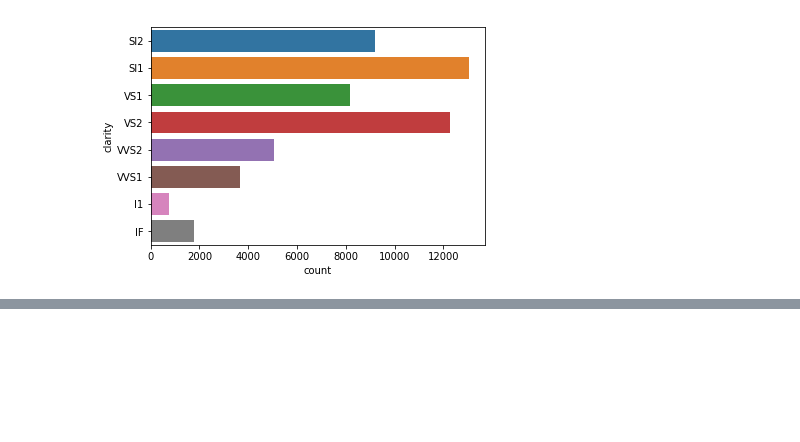
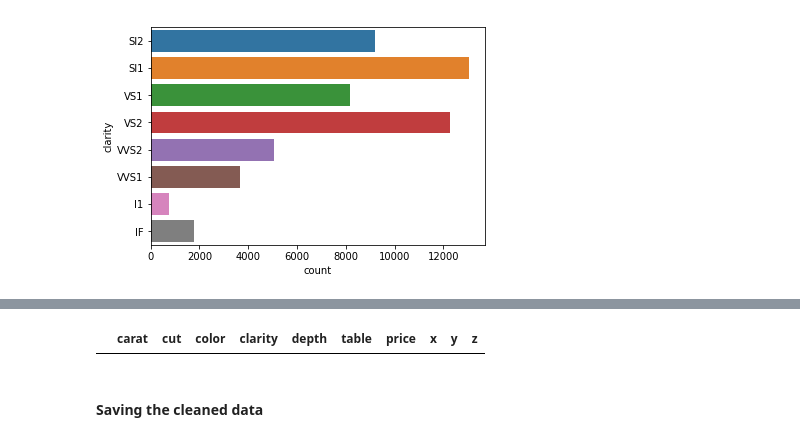
Before and after one commit to RM-RITIK/diamond_regression_problem, a Jupyter notebook: Diamonds.ipynb, the cells around one changed output, grey strips where cells are left out. Cells and saved outputs as stored; diff of their text form; code cells hidden in the pictures; blank space fills up the shorter version.

```diff
--- a/Diamonds.ipynb
+++ b/Diamonds.ipynb
@@ -80,0 +133,6 @@ for feature in df.dtypes[df.dtypes == object].index:
+# %%
+df[df['z'] == 0]
+# %% [output]
+|  | carat | cut | color | clarity | depth | table | price | x | y | z |
+# %% [markdown]
+<h4>Saving the cleaned data
```
Also changed, not shown: parts of 9 cells of this notebook, 1 other file.
